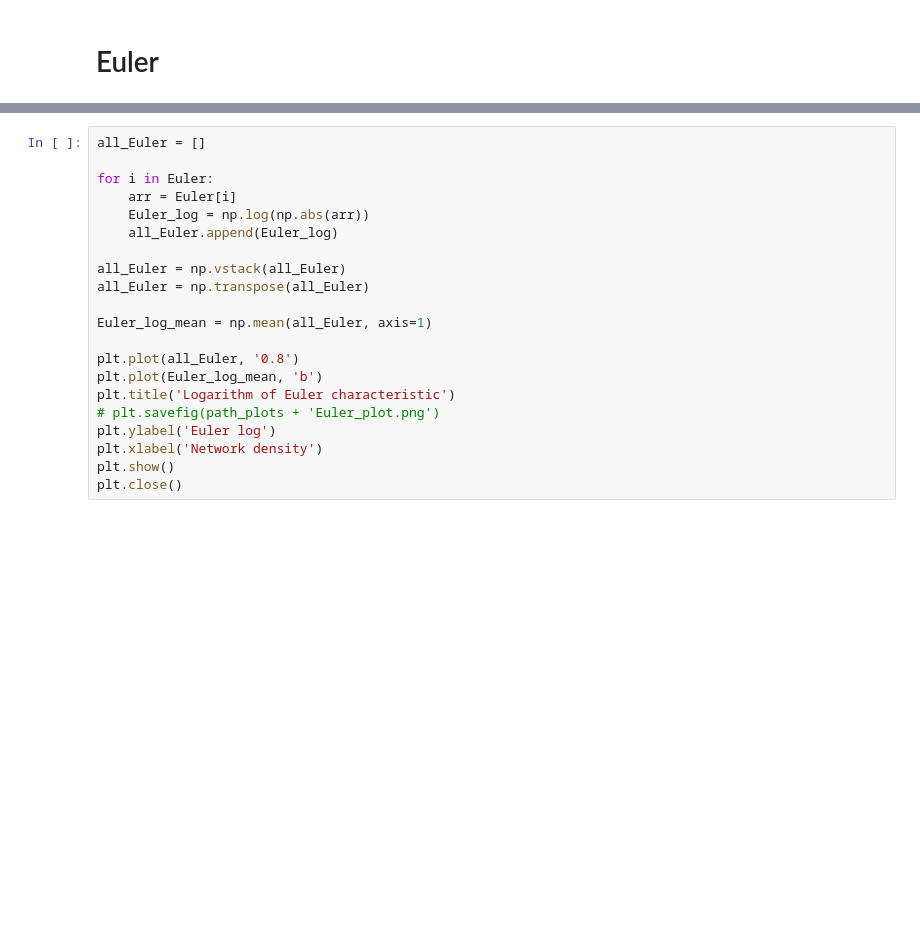
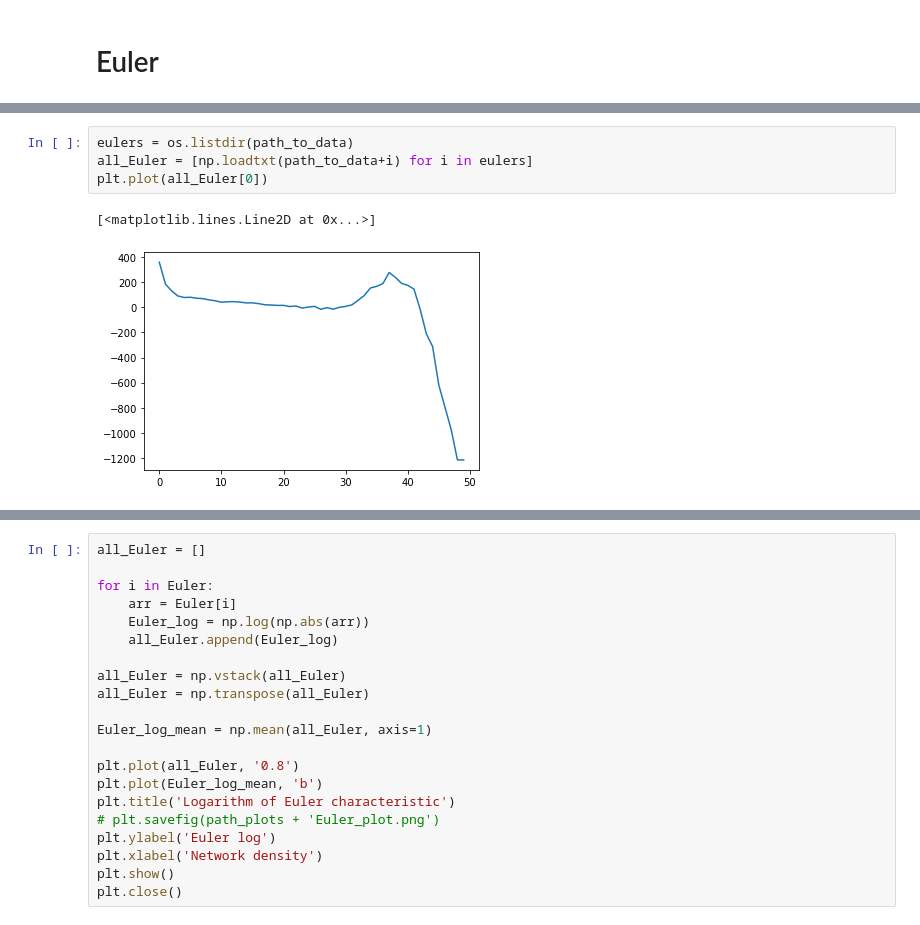
Before and after one commit to MinneSchepers/HCP_TDA, a Jupyter notebook: HCP_Data_checking_plotting.ipynb, the cells around one changed output, grey strips where cells are left out. Drawn from its saved outputs; the diff is of its cells as text; blank space fills up the shorter version.

```diff
--- a/HCP_Data_checking_plotting.ipynb
+++ b/HCP_Data_checking_plotting.ipynb
@@ -33,0 +100,7 @@ Euler = load(f'{path_to_data}/{Euler}')
+# %%
+eulers = os.listdir(path_to_data)
+all_Euler = [np.loadtxt(path_to_data+i) for i in eulers]
+plt.plot(all_Euler[0])
+# %% [output]
+[<matplotlib.lines.Line2D at 0x...>]
+[figure, added]
```
Also changed, not shown: parts of 20 cells of this notebook, 1 other file.
